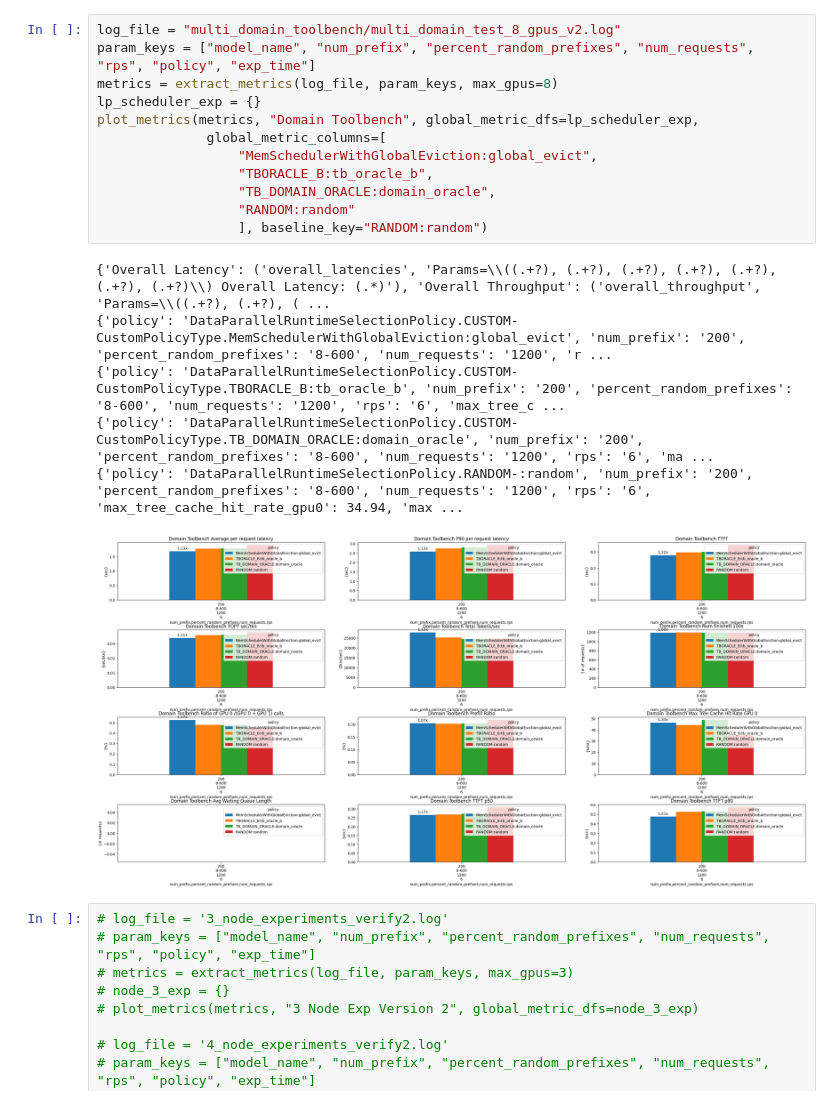
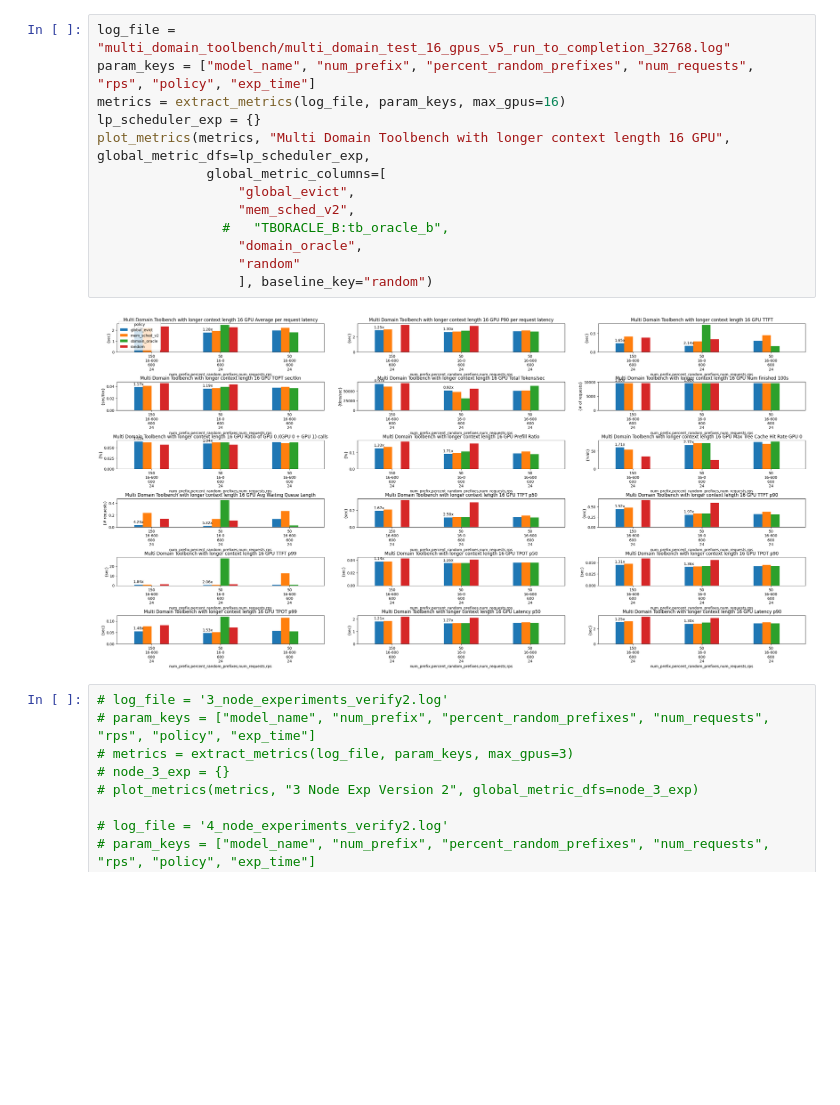
Before and after one commit to WukLab/preble, a Jupyter notebook: multi_node/benchmarks/plot_rps_results.ipynb, the cells around one changed output. Drawn from its saved outputs; the diff is of its cells as text; blank space fills up the shorter version.

Commit message:
Initial workload replication policy

```diff
--- a/multi_node/benchmarks/plot_rps_results.ipynb
+++ b/multi_node/benchmarks/plot_rps_results.ipynb
@@ -431,22 +425,18 @@ plot_metrics(metrics, "Domain Toolbench", global_metric_dfs=lp_scheduler_exp,
 # %%
-log_file = "multi_domain_toolbench/multi_domain_test_8_gpus_v2.log"
+log_file = "multi_domain_toolbench/multi_domain_test_16_gpus_v5_run_to_completion_32768.log"
 param_keys = ["model_name", "num_prefix", "percent_random_prefixes", "num_requests", "rps", "policy", "exp_time"]
-metrics = extract_metrics(log_file, param_keys, max_gpus=8)
+metrics = extract_metrics(log_file, param_keys, max_gpus=16)
 lp_scheduler_exp = {}
-plot_metrics(metrics, "Domain Toolbench", global_metric_dfs=lp_scheduler_exp,
+plot_metrics(metrics, "Multi Domain Toolbench with longer context length 16 GPU", global_metric_dfs=lp_scheduler_exp,
               global_metric_columns=[
-                  "MemSchedulerWithGlobalEviction:global_evict",
-                  "TBORACLE_B:tb_oracle_b",
-                  "TB_DOMAIN_ORACLE:domain_oracle",
-                  "RANDOM:random"
-                  ], baseline_key="RANDOM:random")
+                  "global_evict",
+                  "mem_sched_v2",
+                #   "TBORACLE_B:tb_oracle_b",
+                  "domain_oracle",
+                  "random"
+                  ], baseline_key="random")
 # %% [output]
-{'Overall Latency': ('overall_latencies', 'Params=\\((.+?), (.+?), (.+?), (.+?), (.+?), (.+?), (.+?)\\) Overall Latency: (.*)'), 'Overall Throughput': ('overall_throughput', 'Params=\\((.+?), (.+?), ( ...
-{'policy': 'DataParallelRuntimeSelectionPolicy.CUSTOM-CustomPolicyType.MemSchedulerWithGlobalEviction:global_evict', 'num_prefix': '200', 'percent_random_prefixes': '8-600', 'num_requests': '1200', 'r ...
-{'policy': 'DataParallelRuntimeSelectionPolicy.CUSTOM-CustomPolicyType.TBORACLE_B:tb_oracle_b', 'num_prefix': '200', 'percent_random_prefixes': '8-600', 'num_requests': '1200', 'rps': '6', 'max_tree_c ...
-{'policy': 'DataParallelRuntimeSelectionPolicy.CUSTOM-CustomPolicyType.TB_DOMAIN_ORACLE:domain_oracle', 'num_prefix': '200', 'percent_random_prefixes': '8-600', 'num_requests': '1200', 'rps': '6', 'ma ...
-{'policy': 'DataParallelRuntimeSelectionPolicy.RANDOM-:random', 'num_prefix': '200', 'percent_random_prefixes': '8-600', 'num_requests': '1200', 'rps': '6', 'max_tree_cache_hit_rate_gpu0': 34.94, 'max ...
-[figure, old version]
+[figure, new version]
 # %%
 # log_file = '3_node_experiments_verify2.log'
 # param_keys = ["model_name", "num_prefix", "percent_random_prefixes", "num_requests", "rps", "policy", "exp_time"]
```
Also changed, not shown: parts of 5 cells of this notebook, 2 other files.
